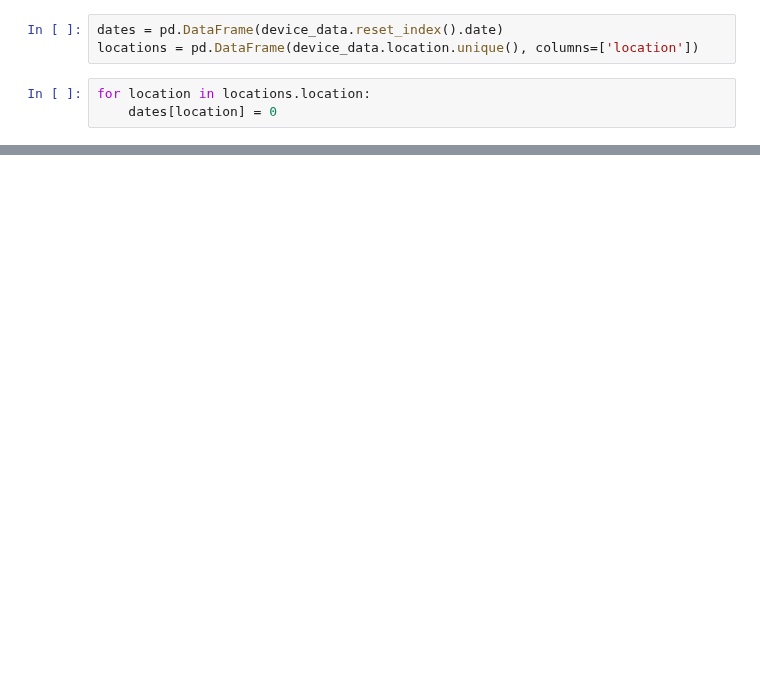
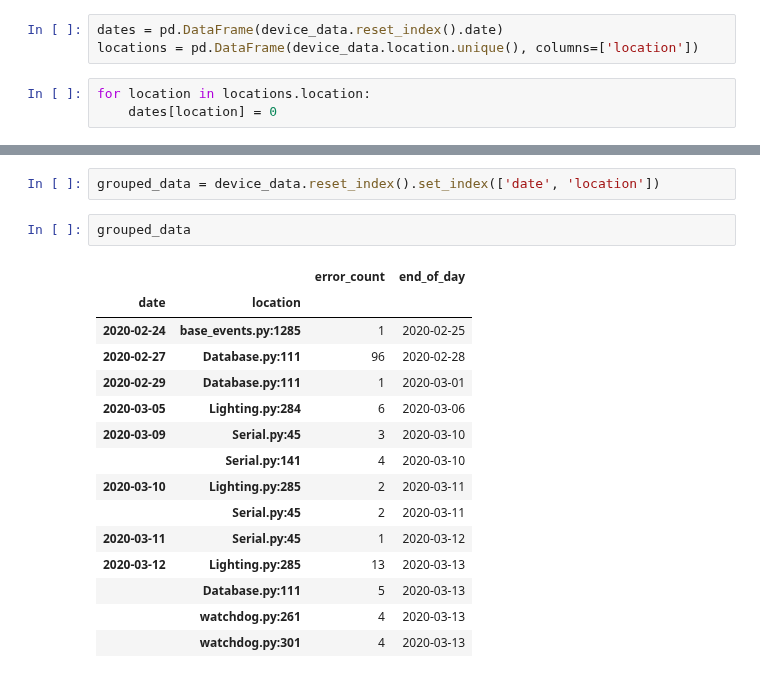
Before and after one commit to whuss/dashboard_react, a Jupyter notebook: error_heatmap.ipynb, the cells around one changed output, grey strips where cells are left out. Drawn from its saved outputs; the diff is of its cells as text; blank space fills up the shorter version.

```diff
--- a/error_heatmap.ipynb
+++ b/error_heatmap.ipynb
@@ -82,0 +82,20 @@ location
+# %%
+grouped_data = device_data.reset_index().set_index(['date', 'location'])
+# %%
+grouped_data
+# %% [output]
+|  |  | error_count | end_of_day |
+| date | location |  |  |
+| 2020-02-24 | base_events.py:1285 | 1 | 2020-02-25 |
+| 2020-02-27 | Database.py:111 | 96 | 2020-02-28 |
+| 2020-02-29 | Database.py:111 | 1 | 2020-03-01 |
+| 2020-03-05 | Lighting.py:284 | 6 | 2020-03-06 |
+| 2020-03-09 | Serial.py:45 | 3 | 2020-03-10 |
+|  | Serial.py:141 | 4 | 2020-03-10 |
+| 2020-03-10 | Lighting.py:285 | 2 | 2020-03-11 |
+|  | Serial.py:45 | 2 | 2020-03-11 |
+| 2020-03-11 | Serial.py:45 | 1 | 2020-03-12 |
+| 2020-03-12 | Lighting.py:285 | 13 | 2020-03-13 |
+|  | Database.py:111 | 5 | 2020-03-13 |
+|  | watchdog.py:261 | 4 | 2020-03-13 |
+|  | watchdog.py:301 | 4 | 2020-03-13 |
```
Also changed, not shown: parts of 13 cells of this notebook.
